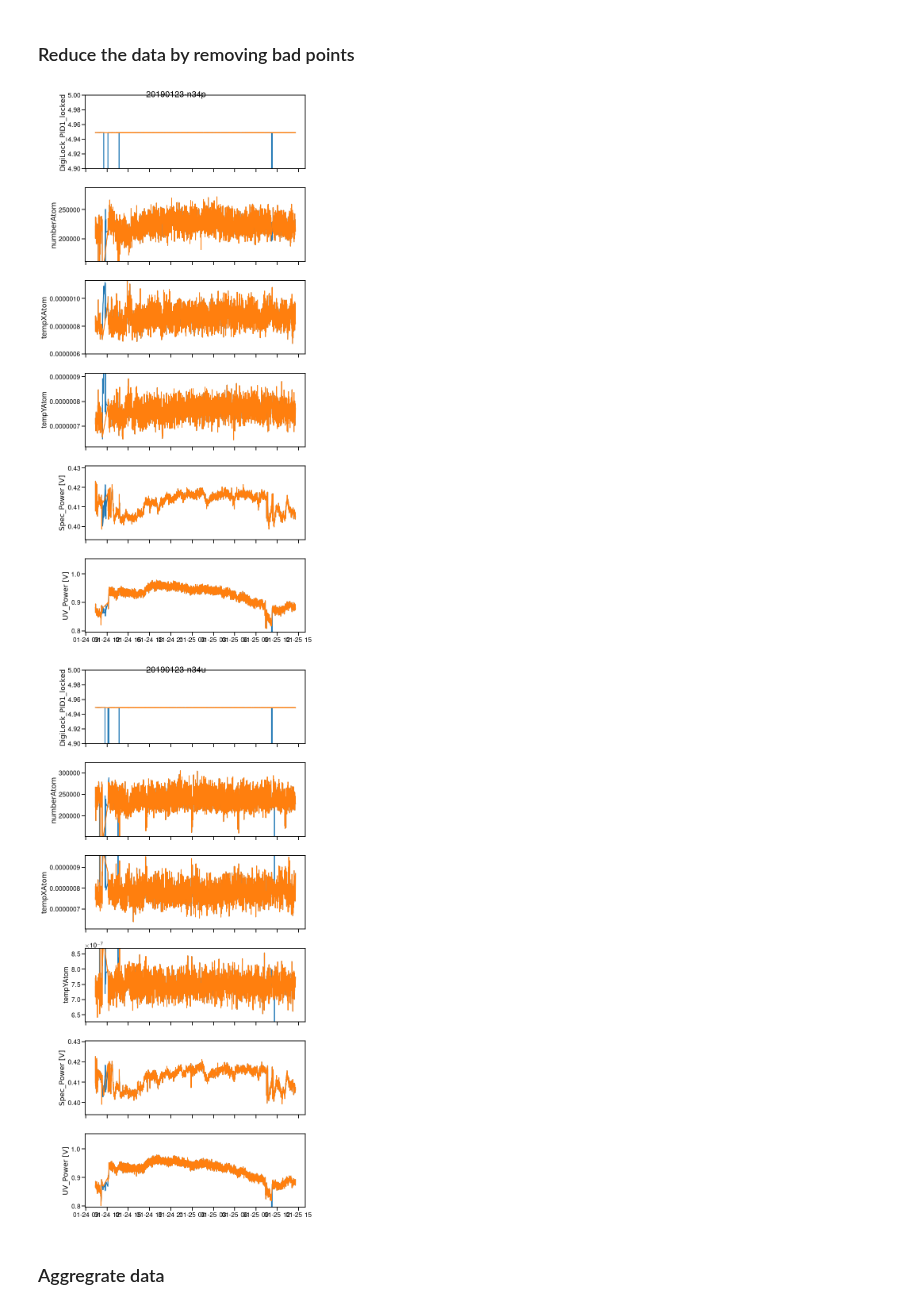
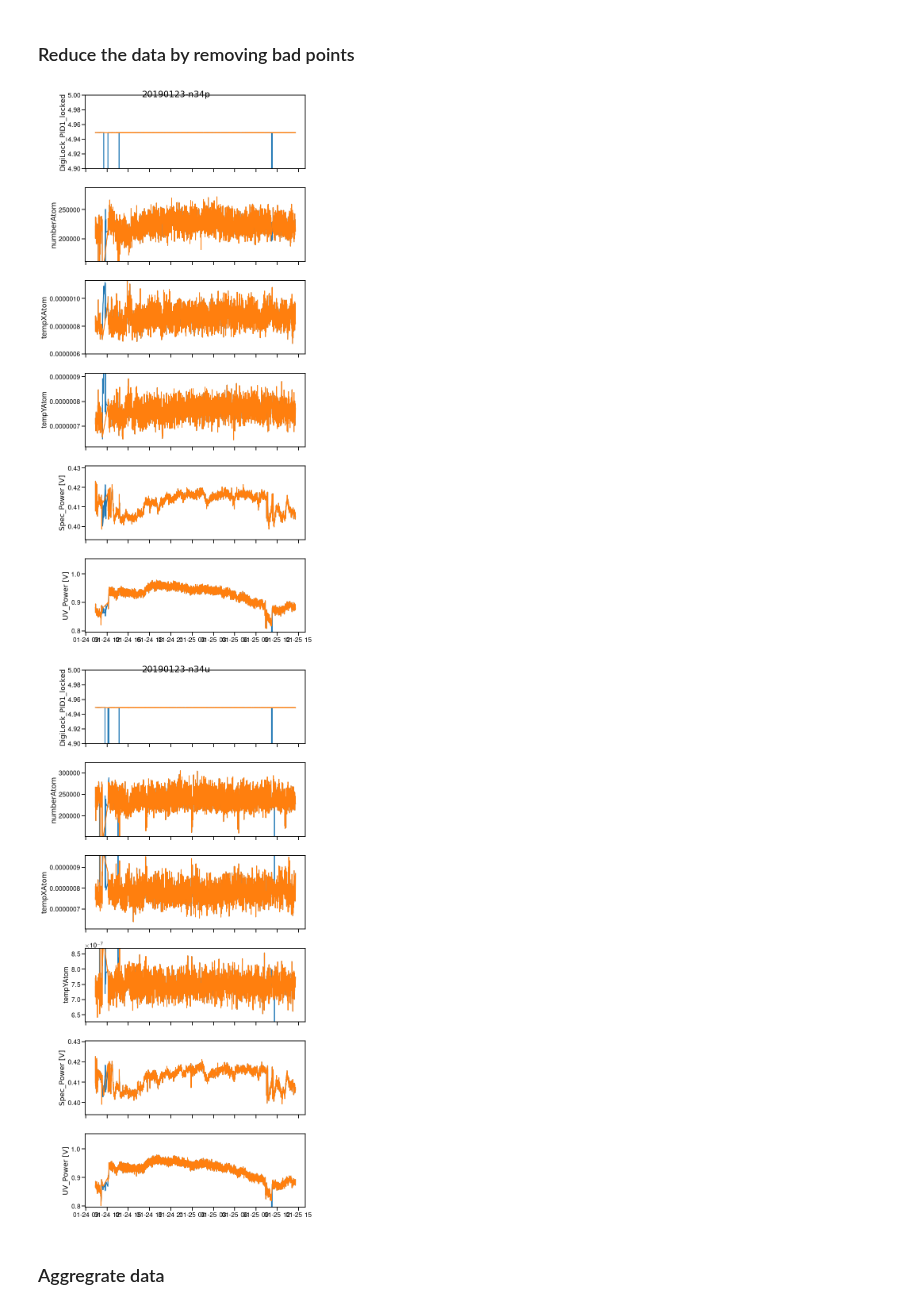
Before and after one commit to rogding/phd_thesis, a Jupyter notebook: chapters/probing_correlations/excited_dimer_signals/20190123-n34/analyze-20190123-n34.ipynb, the cells around one changed output. Saved outputs shown, nothing was run; the diff lists cells and outputs as text; code cells hidden in the pictures.

```diff
--- a/chapters/probing_correlations/excited_dimer_signals/20190123-n34/analyze-20190123-n34.ipynb
+++ b/chapters/probing_correlations/excited_dimer_signals/20190123-n34/analyze-20190123-n34.ipynb
@@ -97,7 +97,7 @@ def reduce_data(df_data, name, show_plots):
 
     if show_plots:
         [fig, ax]= plt.subplots(nrows=6, ncols=1, figsize=(10,20), sharex=True, sharey=False)
-        fig.suptitle(name)
+        fig.suptitle(name, usetex=False)
 
         ax[0].set_ylabel('DigiLock_PID1_locked', usetex=False)
         ax[0].plot(df_orig['Timestamp'], df_orig['DigiLock_PID1_locked'])
@@ -123,35 +123,35 @@ def reduce_data(df_data, name, show_plots):
         ax[3].plot(df_redu['Timestamp'], df_redu['tempYAtom'])
         avg = np.mean(df_redu['tempYAtom'])
         std = np.std(df_redu['tempYAtom'])
         ax[3].set_ylim((avg-4*std, avg+4*std))
 
         ax[4].set_ylabel('Spec_Power [V]', usetex=False)
         ax[4].plot(df_orig['Timestamp'], df_orig['Spec_Power'])
         ax[4].plot(df_redu['Timestamp'], df_redu['Spec_Power'])
         avg = np.mean(df_redu['Spec_Power'])
         std = np.std(df_redu['Spec_Power'])
         ax[4].set_ylim((avg-4*std, avg+4*std))
 
         ax[5].set_ylabel('UV_Power [V]', usetex=False)
         ax[5].plot(df_orig['Timestamp'], df_orig['UV_Power'])
         ax[5].plot(df_redu['Timestamp'], df_redu['UV_Power'])
         avg = np.mean(df_redu['UV_Power'])
         std = np.std(df_redu['UV_Power'])
         ax[5].set_ylim((avg-4*std, avg+4*std))
 
         plt.tight_layout()
         plt.show()
 
     # Drop unused data columns
     df_reduced.drop(columns=['AI3', 'AI4', 'AI5', 'AI6', 'AI7'], inplace=True)
 
     return df_reduced
 
 pol_reduced = reduce_data(pol_data, POL_NAME, True)
 unpol_reduced = reduce_data(unpol_data, UNPOL_NAME, True)
 # %% [output]
-[figure, old version]
+[figure, new version]
-[figure, old version]
+[figure, new version]
 # %% [markdown]
 ### Aggregrate data
 # %%
```
Also changed, not shown: parts of 1 cell of this notebook, 18 other files.
